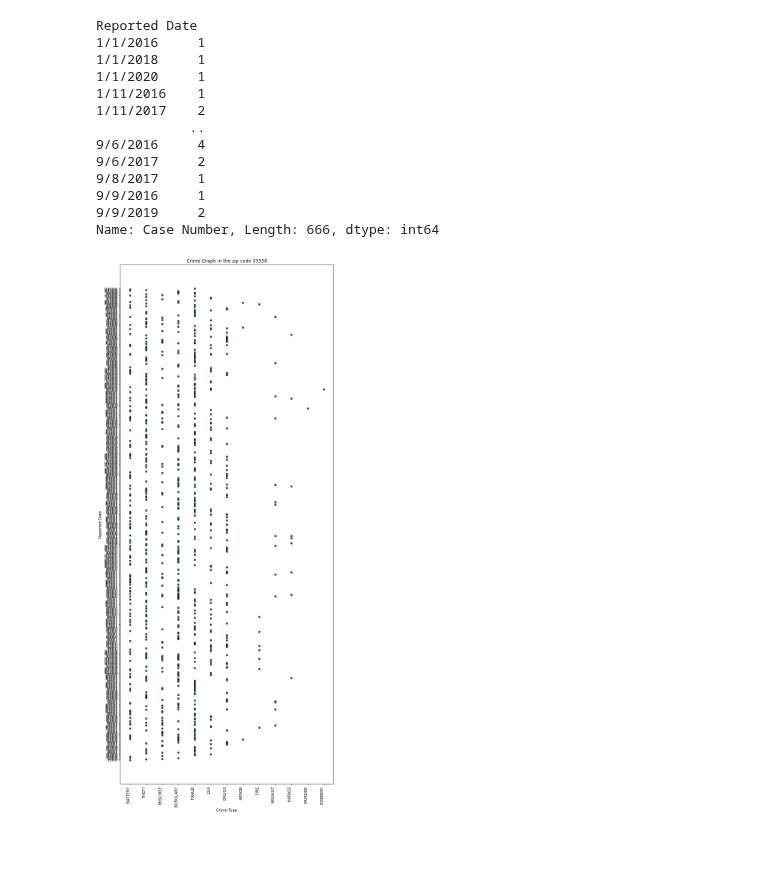
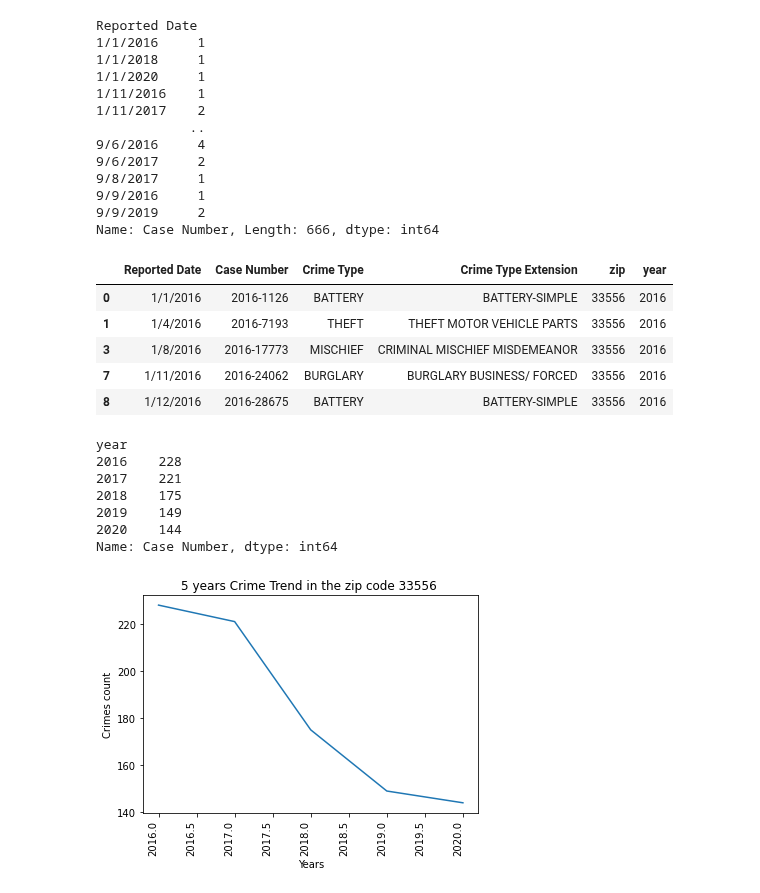
Before and after one commit to gregb23/Project1_Group4, a Jupyter notebook: SA/Codes/datacrimes33556-5y.ipynb, the cells around one changed output. Cells and saved outputs as stored; diff of their text form; code cells hidden in the pictures; blank space fills up the shorter version.

Commit message:
annual column created and edited graph to an annual timeline

```diff
--- a/SA/Codes/datacrimes33556-5y.ipynb
+++ b/SA/Codes/datacrimes33556-5y.ipynb
@@ -107,11 +108,39 @@ Reported Date
 9/9/2016     1
 9/9/2019     2
 Name: Case Number, Length: 666, dtype: int64
+# %%
+#build a year columns to count annual crimes on the following cells
+data_crime_no_traffic_df_33556['year'] = pd.DatetimeIndex(data_crime_no_traffic_df_33556['Reported Date']).year
+data_crime_no_traffic_df_33556.head()
+# %% [output]
+|  | Reported Date | Case Number | Crime Type | Crime Type Extension | zip | year |
+| 0 | 1/1/2016 | 2016-1126 | BATTERY | BATTERY-SIMPLE | 33556 | 2016 |
+| 1 | 1/4/2016 | 2016-7193 | THEFT | THEFT MOTOR VEHICLE PARTS | 33556 | 2016 |
+| 3 | 1/8/2016 | 2016-17773 | MISCHIEF | CRIMINAL MISCHIEF MISDEMEANOR | 33556 | 2016 |
+| 7 | 1/11/2016 | 2016-24062 | BURGLARY | BURGLARY BUSINESS/ FORCED | 33556 | 2016 |
+| 8 | 1/12/2016 | 2016-28675 | BATTERY | BATTERY-SIMPLE | 33556 | 2016 |
+# %%
+#annual count of crimes recorded
+crime_date_annual = data_crime_no_traffic_df_33556.groupby("year")
+crime_date_annual["Case Number"].count()
+# %% [output]
+year
+2016    228
+2017    221
+2018    175
+2019    149
+2020    144
+Name: Case Number, dtype: int64
 # %%
-data_crime_no_traffic_df_33556.plot(kind="scatter", x="Crime Type", y="Reported Date", figsize=(10,25),
-                              facecolors="red", edgecolors="black", title="Crime Graph in the zip code 33556")
+year =[2016,2017,2018,2019,2020]
+crimes_count =[228,221,175,149,144]
+
+plt.plot(year,crimes_count)
+plt.title('5 years Crime Trend in the zip code 33556 ')
+plt.xlabel('Years')
+plt.ylabel('Crimes count')
 plt.xticks(rotation=90,  horizontalalignment='right', fontweight='light', fontsize='medium',)
-plt.yticks(horizontalalignment='right', fontweight='light', fontsize=6)
+plt.yticks(horizontalalignment='right')
 plt.show()
 # %% [output]
-[figure, old version]
+[figure, new version]
```
Also changed, not shown: parts of 1 cell of this notebook, 2 other files.
